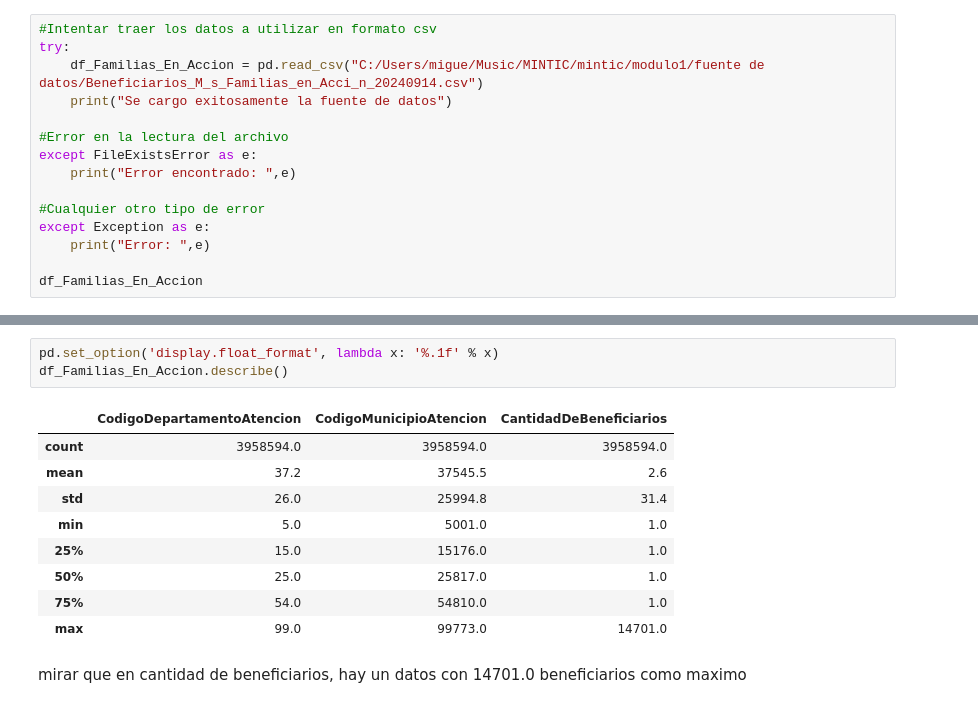
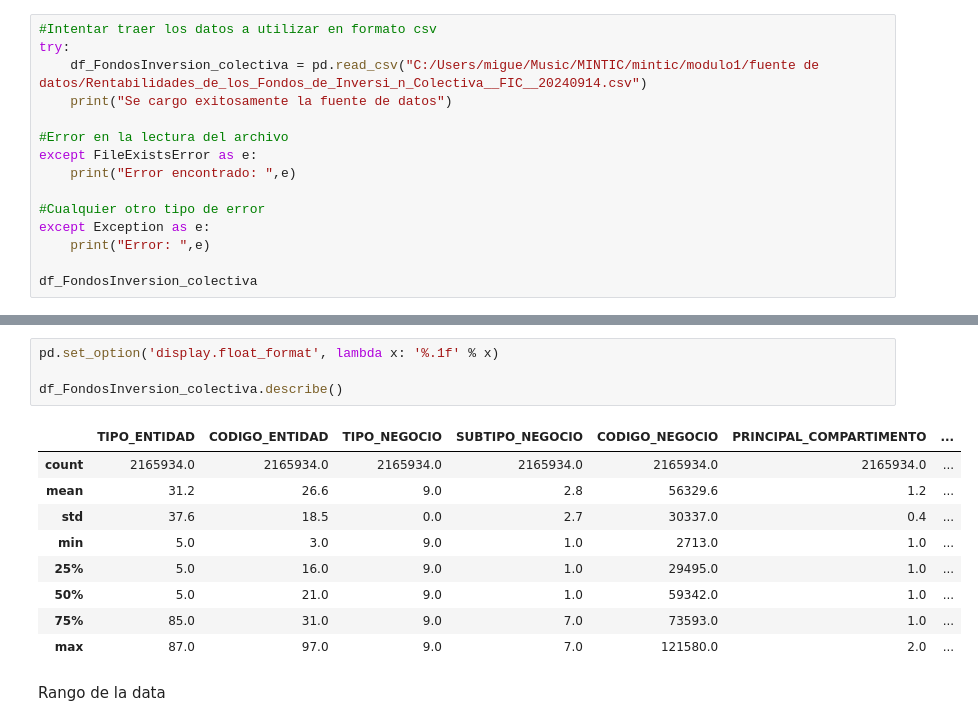
Before and after one commit to MiguelRomero01/MINTIC, a Jupyter notebook: modulo1/Untitled.ipynb, the cells around one changed output, grey strips where cells are left out. Saved outputs shown, nothing was run; the diff lists cells and outputs as text.

```diff
--- a/modulo1/Untitled.ipynb
+++ b/modulo1/Untitled.ipynb
@@ -10,7 +9,7 @@ Base de datos general
 # %%
 #Intentar traer los datos a utilizar en formato csv
 try:
-    df_Familias_En_Accion = pd.read_csv("C:/Users/migue/Music/MINTIC/mintic/modulo1/fuente de datos/Beneficiarios_M_s_Familias_en_Acci_n_20240914.csv")
+    df_FondosInversion_colectiva = pd.read_csv("C:/Users/migue/Music/MINTIC/mintic/modulo1/fuente de datos/Rentabilidades_de_los_Fondos_de_Inversi_n_Colectiva__FIC__20240914.csv")
     print("Se cargo exitosamente la fuente de datos")
 
 #Error en la lectura del archivo
@@ -21,5 +20,5 @@ except FileExistsError as e:
 except Exception as e:
     print("Error: ",e)
 
-df_Familias_En_Accion
+df_FondosInversion_colectiva
 # %% [output]
@@ -58,15 +172,16 @@ Verificar tambien el ROM O GITANO con ROM
 # %%
 pd.set_option('display.float_format', lambda x: '%.1f' % x)
-df_Familias_En_Accion.describe()
+
+df_FondosInversion_colectiva.describe()
 # %% [output]
-|  | CodigoDepartamentoAtencion | CodigoMunicipioAtencion | CantidadDeBeneficiarios |
-| count | 3958594.0 | 3958594.0 | 3958594.0 |
-| mean | 37.2 | 37545.5 | 2.6 |
-| std | 26.0 | 25994.8 | 31.4 |
-| min | 5.0 | 5001.0 | 1.0 |
-| 25% | 15.0 | 15176.0 | 1.0 |
-| 50% | 25.0 | 25817.0 | 1.0 |
-| 75% | 54.0 | 54810.0 | 1.0 |
-| max | 99.0 | 99773.0 | 14701.0 |
+|  | TIPO_ENTIDAD | CODIGO_ENTIDAD | TIPO_NEGOCIO | SUBTIPO_NEGOCIO | CODIGO_NEGOCIO | PRINCIPAL_COMPARTIMENTO | ... |
+| count | 2165934.0 | 2165934.0 | 2165934.0 | 2165934.0 | 2165934.0 | 2165934.0 | ... |
+| mean | 31.2 | 26.6 | 9.0 | 2.8 | 56329.6 | 1.2 | ... |
+| std | 37.6 | 18.5 | 0.0 | 2.7 | 30337.0 | 0.4 | ... |
+| min | 5.0 | 3.0 | 9.0 | 1.0 | 2713.0 | 1.0 | ... |
+| 25% | 5.0 | 16.0 | 9.0 | 1.0 | 29495.0 | 1.0 | ... |
+| 50% | 5.0 | 21.0 | 9.0 | 1.0 | 59342.0 | 1.0 | ... |
+| 75% | 85.0 | 31.0 | 9.0 | 7.0 | 73593.0 | 1.0 | ... |
+| max | 87.0 | 97.0 | 9.0 | 7.0 | 121580.0 | 2.0 | ... |
-# %% [markdown]
-mirar que en cantidad de beneficiarios, hay un datos con 14701.0 beneficiarios como maximo
+# %% [markdown]
+Rango de la data
```
Also changed, not shown: parts of 30 cells of this notebook.
